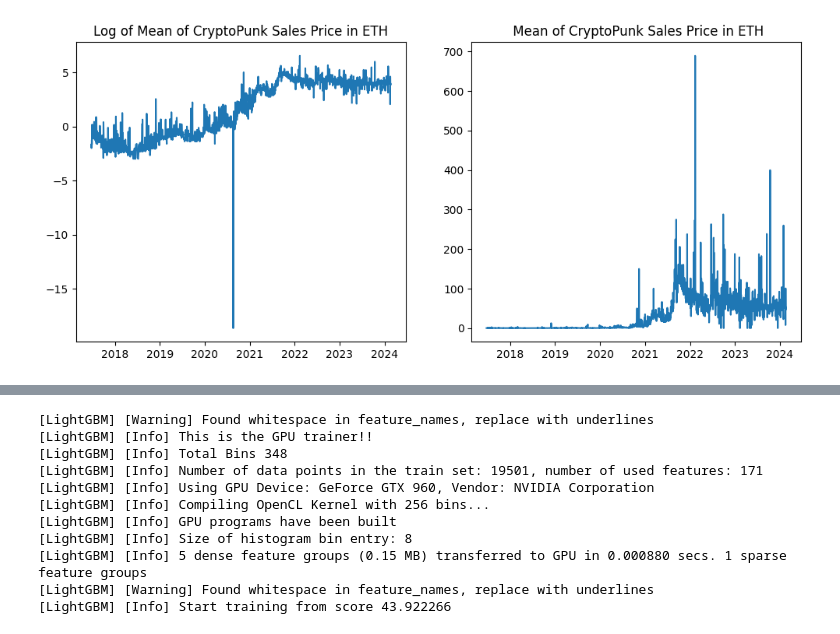
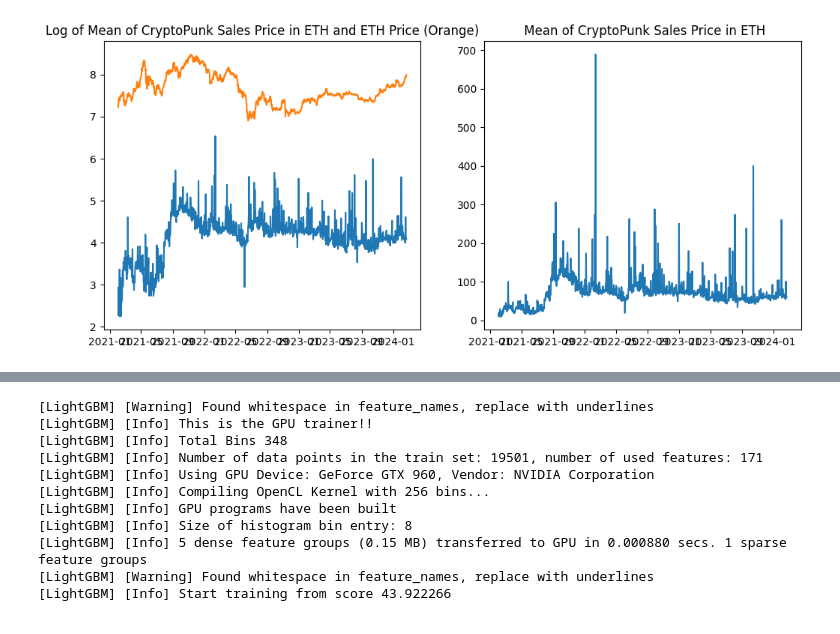
Before and after one commit to ennriqe/Predict-CryptoPunks-Price, a Jupyter notebook: cryptopunks.ipynb, the cells around one changed output, grey strips where cells are left out. Saved outputs shown, nothing was run; the diff lists cells and outputs as text; code cells hidden in the pictures.

Commit message:
Included the Price of ETH, Optuna to perform hyperparameter search and removed sales under 20 Dollars

```diff
--- a/cryptopunks.ipynb
+++ b/cryptopunks.ipynb
@@ -3,6 +3,10 @@ import pandas as pd
 import numpy as np
 sales = pd.read_excel('cryptopunk_sales.xlsx')
 metadata = pd.read_csv('cryptopunk_metadata.csv')
+# there are 1.4k blow $30
+sales = sales[sales.amount_usd>30]
+sales['block_date']= pd.to_datetime(sales.block_date)
+sales = sales[sales.block_date> '2021-02-01']
 
 sales = sales[['block_date', 'block_month', 'token_id', 'amount_usd', 'amount_original']]
 
@@ -20,3 +24,30 @@ metadata.head()
 
 metadata = metadata[pd.Series(metadata.columns)[~pd.Series(metadata.columns).isin(attribute_columns)]]
 sales = pd.merge(sales, metadata, left_on = 'token_id', right_on = 'ID')
+
+import pandas as pd
+import requests
+
+def get_ethereum_price_history():
+    # URL of the API endpoint (using CoinGecko as an example)
+    url = 'https://api.coingecko.com/api/v3/coins/ethereum/market_chart?vs_currency=usd&days=max'
+
+    # Make a request to the API
+    response = requests.get(url)
+    data = response.json()
+
+    # Extract dates and prices
+    prices = data['prices']  # This might vary based on the API structure
+    dates = [pd.to_datetime(price[0], unit='ms') for price in prices]
+    eth_prices = [price[1] for price in prices]
+
+    # Create a DataFrame
+    eth = pd.DataFrame({'Date': dates, 'Ethereum_Price': eth_prices})
+
+    return eth
+
+# Fetch and display the DataFrame
+eth = get_ethereum_price_history()
+
+
+sales = pd.merge(sales, eth, left_on  = 'block_date', right_on = 'Date')
@@ -33,24 +54,25 @@ sales.head()
 # %%
 import matplotlib.pyplot as plt
 
 sales['block_date'] = pd.to_datetime(sales.block_date)
 sales_sorted = sales.sort_values(by='block_date')
 mean_amount = sales_sorted.groupby('block_date').amount_original.mean()
 
 # Create subplots
 fig, axs = plt.subplots(1, 2, figsize=(12, 5))
 
 # Plot on the first subplot
 axs[0].plot(np.log(mean_amount))
-axs[0].set_title('Log of Mean of CryptoPunk Sales Price in ETH')
+axs[0].plot(np.log(sales_sorted.groupby('block_date').Ethereum_Price.mean()))
+axs[0].set_title('Log of Mean of CryptoPunk Sales Price in ETH and ETH Price (Orange)')
 
 # Plot on the second subplot
 axs[1].plot(mean_amount)
 axs[1].set_title(' Mean of CryptoPunk Sales Price in ETH')
 
 plt.show()
 # %% [output]
-[figure, old version]
+[figure, new version]
 # %%
 sales = sales[['amount_original',
        'Gender', 'Category', 'Front Beard Dark', 'VR', 'Clown Eyes Green',
```
Also changed, not shown: parts of 8 cells of this notebook.
